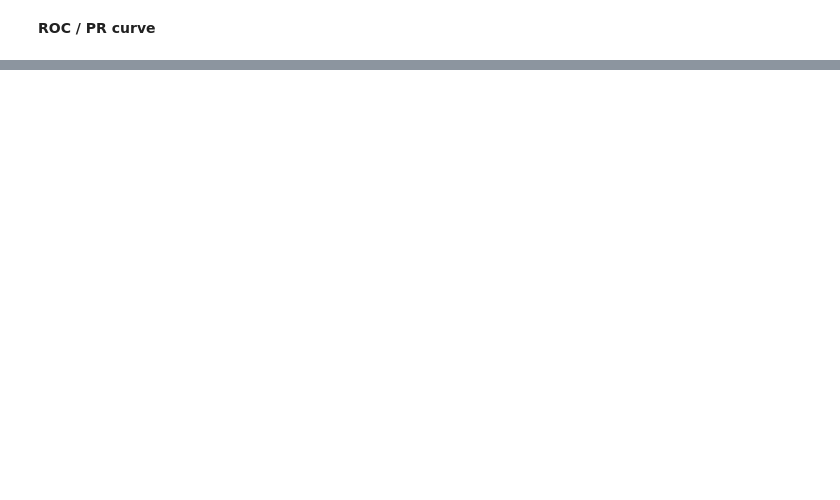
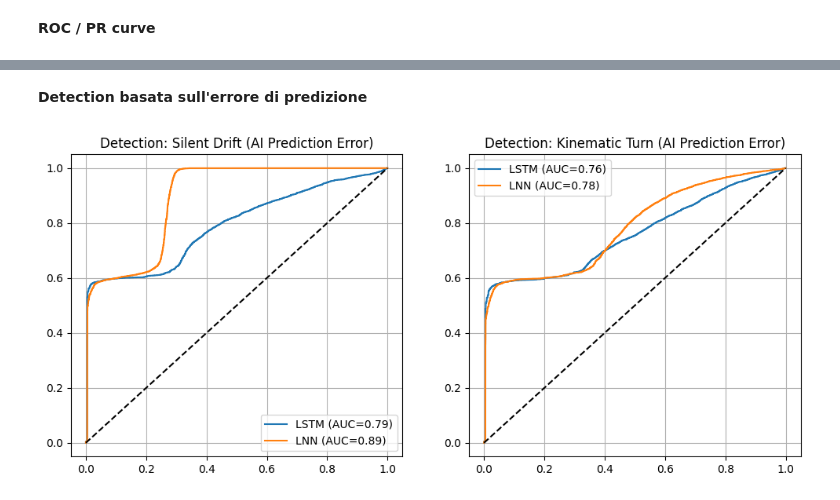
Before and after one commit to matteraggi/maritimeAIS, a Jupyter notebook: TrainingAIS.ipynb, the cells around one changed output, grey strips where cells are left out. Drawn from its saved outputs; the diff is of its cells as text; code cells hidden in the pictures; blank space fills up the shorter version.

```diff
--- a/TrainingAIS.ipynb
+++ b/TrainingAIS.ipynb
@@ -1154,0 +1502,63 @@ Generazione esempi di traiettorie...
+# %% [markdown]
+**Detection basata sull'errore di predizione**
+# %%
+from sklearn.metrics import roc_curve, auc
+
+def plot_ai_detection_roc(model, X_mix, y_mix, model_name, attack_name):
+    model.eval()
+    X_t = torch.tensor(X_mix, dtype=torch.float32).to(device)
+    y_clean_t = torch.tensor(y_test[:len(X_mix)], dtype=torch.float32).to(device) # Hack per dimensionare il target
+
+    with torch.no_grad():
+        if "LNN" in model_name: pred = model(X_t)
+        else: pred = model(X_t, y_teacher=None, tf_ratio=0.0)
+
+    # L'Anomaly Score è l'errore quadratico medio per ogni singola traiettoria
+    # Dobbiamo confrontare con una target fittizio o calcolare la "certezza" interna?
+    # In questo caso standard, usiamo l'errore di ricostruzione puro.
+    # Nota: Stiamo assumendo che y_mix sia allineato con y_test (metà sani, metà attaccati)
+    # Per semplicità qui calcoliamo la Self-Consistency (quanto la predizione balla?)
+    # O meglio: MSE rispetto a target "Sano" atteso.
+
+    # Ricostruiamo i target corretti per il dataset misto
+    # Metà target sani, metà target sani (perché vogliamo vedere quanto l'attacco devia dal sano)
+    half = len(X_mix) // 2
+    y_target_mix = np.concatenate([y_test[:half], y_test[:len(X_mix)-half]])
+    y_target_t = torch.tensor(y_target_mix, dtype=torch.float32).to(device)
+
+    # Score = Errore Quadratico Medio per campione
+    loss = torch.mean((pred - y_target_t)**2, dim=(1,2)).cpu().numpy()
+
+    fpr, tpr, _ = roc_curve(y_mix, loss)
+    roc_auc = auc(fpr, tpr)
+
+    return fpr, tpr, roc_auc
+
+# --- Generazione Plot ---
+plt.figure(figsize=(12, 5))
+
+# Plot 1: Drift Detection
+plt.subplot(1, 2, 1)
+fpr_l, tpr_l, auc_l = plot_ai_detection_roc(model_lstm, X_roc_drift, y_roc_drift, "LSTM", "Drift")
+fpr_n, tpr_n, auc_n = plot_ai_detection_roc(model_lnn, X_roc_drift, y_roc_drift, "LNN", "Drift")
+
+plt.plot(fpr_l, tpr_l, label=f'LSTM (AUC={auc_l:.2f})')
+plt.plot(fpr_n, tpr_n, label=f'LNN (AUC={auc_n:.2f})')
+plt.plot([0,1],[0,1], 'k--')
+plt.title("Detection: Silent Drift (AI Prediction Error)")
+plt.legend(); plt.grid()
+
+# Plot 2: Turn Detection
+plt.subplot(1, 2, 2)
+fpr_l, tpr_l, auc_l = plot_ai_detection_roc(model_lstm, X_roc_turn, y_roc_turn, "LSTM", "Turn")
+fpr_n, tpr_n, auc_n = plot_ai_detection_roc(model_lnn, X_roc_turn, y_roc_turn, "LNN", "Turn")
+
+plt.plot(fpr_l, tpr_l, label=f'LSTM (AUC={auc_l:.2f})')
+plt.plot(fpr_n, tpr_n, label=f'LNN (AUC={auc_n:.2f})')
+plt.plot([0,1],[0,1], 'k--')
+plt.title("Detection: Kinematic Turn (AI Prediction Error)")
+plt.legend(); plt.grid()
+
+plt.show()
+# %% [output]
+[figure, added]
```
Also changed, not shown: parts of 28 cells of this notebook, 1 other file.
